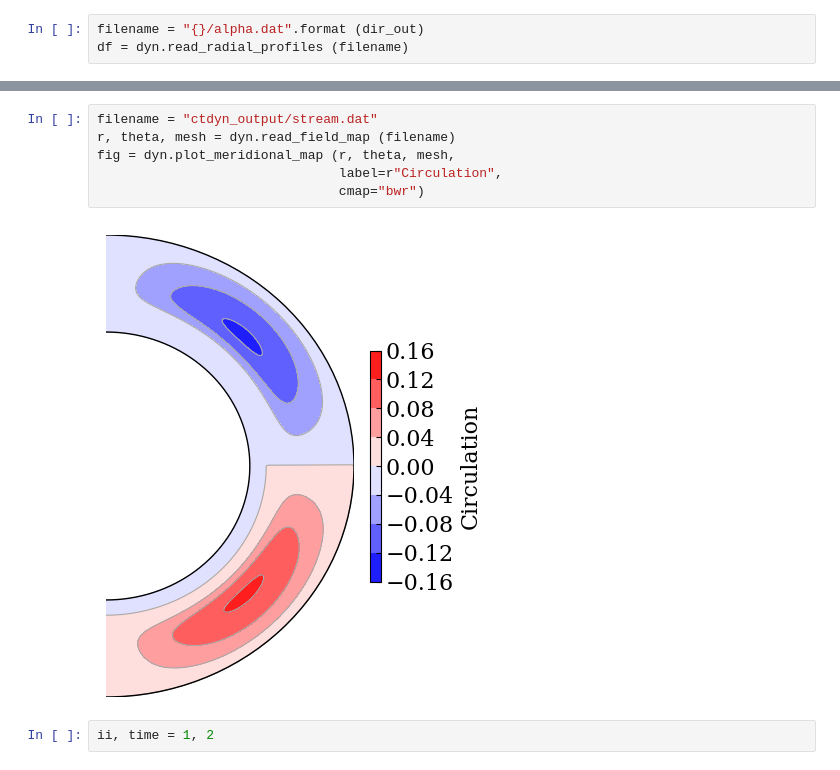
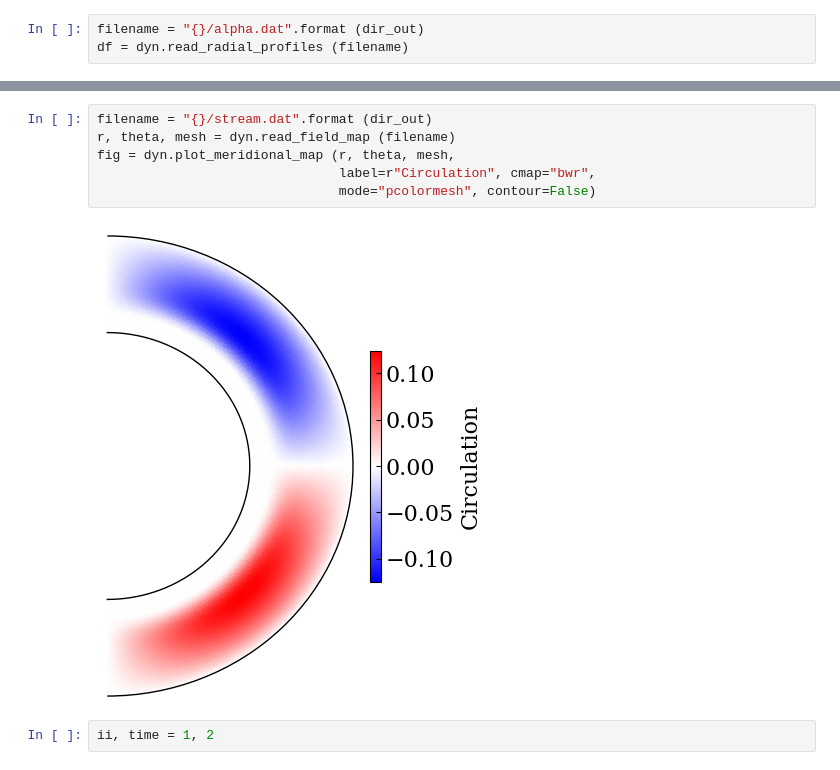
Before and after one commit to sybreton/CTDYN, a Jupyter notebook: notebooks/quickstart.ipynb, the cells around one changed output, grey strips where cells are left out. Saved outputs shown, nothing was run; the diff lists cells and outputs as text.

```diff
--- a/notebooks/quickstart.ipynb
+++ b/notebooks/quickstart.ipynb
@@ -50,11 +50,11 @@ fig = dyn.plot_meridional_map (r, theta, mesh,
 # %%
-filename = "ctdyn_output/stream.dat"
+filename = "{}/stream.dat".format (dir_out)
 r, theta, mesh = dyn.read_field_map (filename)
 fig = dyn.plot_meridional_map (r, theta, mesh,
-                               label=r"Circulation",
-                               cmap="bwr")
+                               label=r"Circulation", cmap="bwr",
+                               mode="pcolormesh", contour=False)
 # %% [output]
-[figure, old version]
+[figure, new version]
 # %%
 ii, time = 1, 2
 # %%
```
Also changed, not shown: parts of 4 cells of this notebook.
